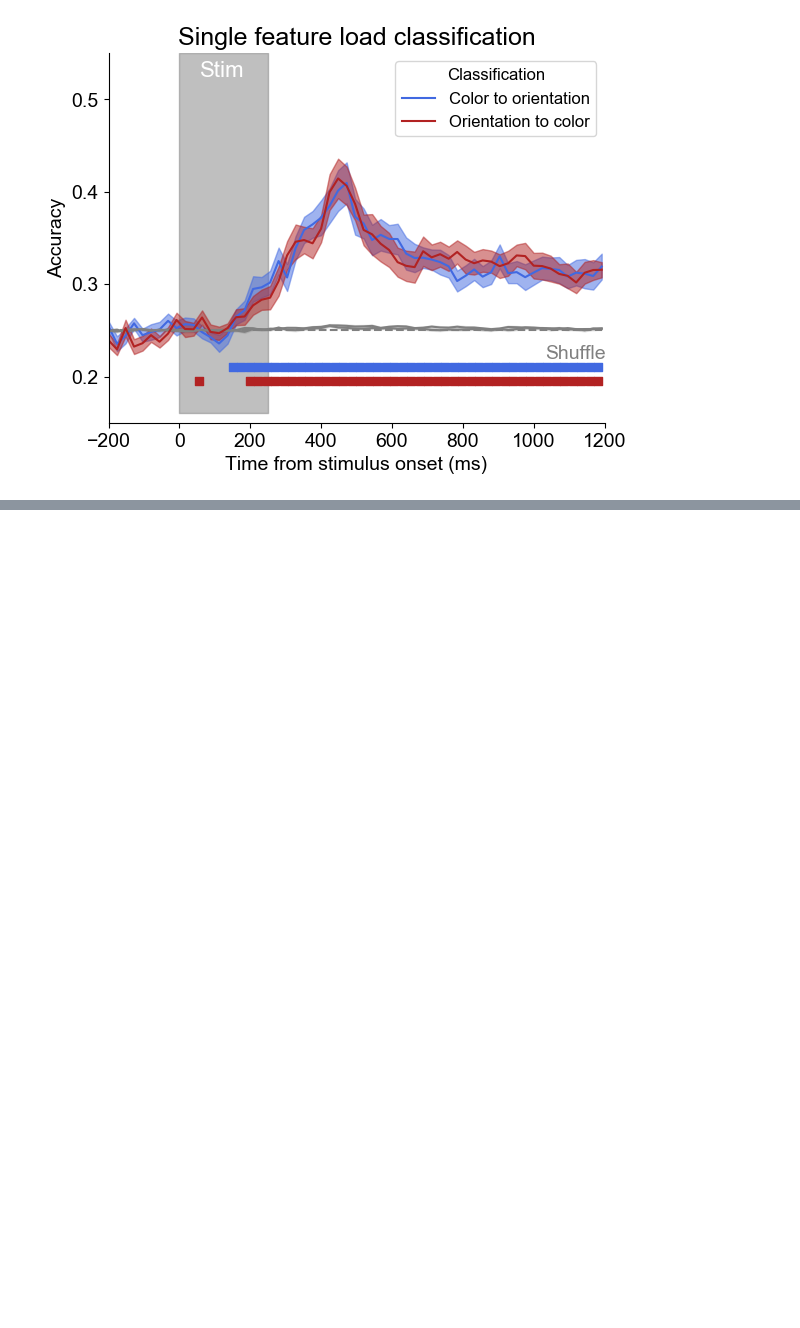
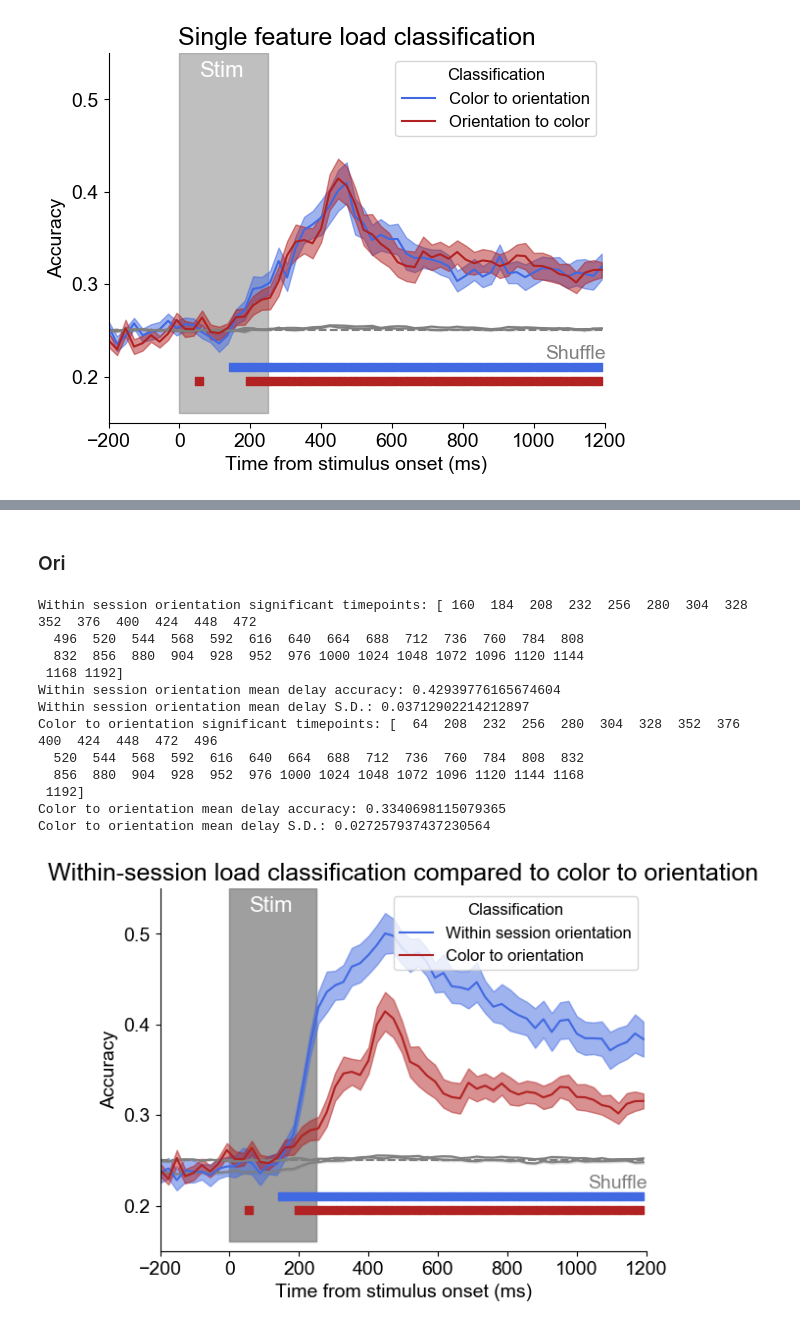
Before and after one commit to WilliamThyer/Thyer-et-al-2021, a Jupyter notebook: decode_load_single_feature.ipynb, the cells around one changed output, grey strips where cells are left out. Saved outputs shown, nothing was run; the diff lists cells and outputs as text; code cells hidden in the pictures; blank space fills up the shorter version.

```diff
--- a/decode_load_single_feature.ipynb
+++ b/decode_load_single_feature.ipynb
@@ -138,0 +199,41 @@ Saving output\figures\acc_single_feature.png
+# %% [markdown]
+### Ori
+# %%
+unique_ids = []
+for isub in range(exp2.nsub):
+    info = exp2.load_info(isub)
+    unique_ids.append(int(info['unique_id']))
+unique_ids = np.array(unique_ids)
+
+matched_idx = np.in1d(unique_ids,matched_ids)
+interp_ori.acc = interp_ori.acc[matched_idx]
+interp_ori.acc_shuff = interp_ori.acc_shuff[matched_idx]
+# %%
+# Combine acc matrices for plotting
+interp_ori.acc = np.concatenate([interp_ori.acc[:,np.newaxis],interp_color_to_ori.acc[:,np.newaxis]],1)
+interp_ori.acc_shuff = np.concatenate([interp_ori.acc_shuff[:,np.newaxis],interp_color_to_ori.acc_shuff[:,np.newaxis]],1)
+# %%
+interp_ori.plot_acc_subset(
+    subset_list=['Within session orientation','Color to orientation'],
+    ylim=[.15,.55],
+    chance=.25,
+    sig_ys=[.21,.195],
+    chance_text_y=.211,
+    significance_testing=True,
+    title='Within-session load classification compared to color to orientation',
+    subtitle='within_to_ori_color',
+    savefig=False)
+# %% [output]
+Within session orientation significant timepoints: [ 160  184  208  232  256  280  304  328  352  376  400  424  448  472
+  496  520  544  568  592  616  640  664  688  712  736  760  784  808
+  832  856  880  904  928  952  976 1000 1024 1048 1072 1096 1120 1144
+ 1168 1192]
+Within session orientation mean delay accuracy: 0.42939776165674604
+Within session orientation mean delay S.D.: 0.03712902214212897
+Color to orientation significant timepoints: [  64  208  232  256  280  304  328  352  376  400  424  448  472  496
+  520  544  568  592  616  640  664  688  712  736  760  784  808  832
+  856  880  904  928  952  976 1000 1024 1048 1072 1096 1120 1144 1168
+ 1192]
+Color to orientation mean delay accuracy: 0.3340698115079365
+Color to orientation mean delay S.D.: 0.027257937437230564
+[figure, added]
```
Also changed, not shown: parts of 7 cells of this notebook, 2 other files.
